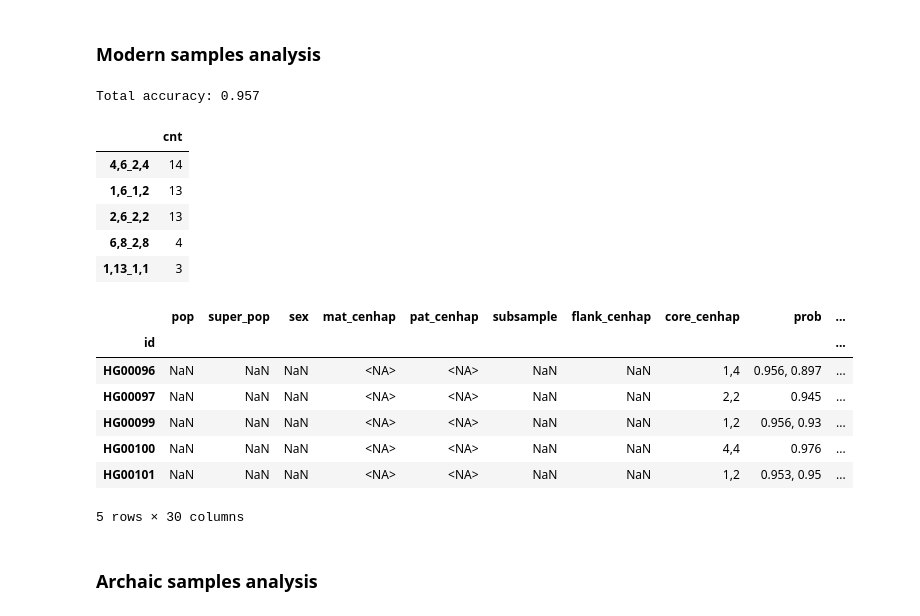
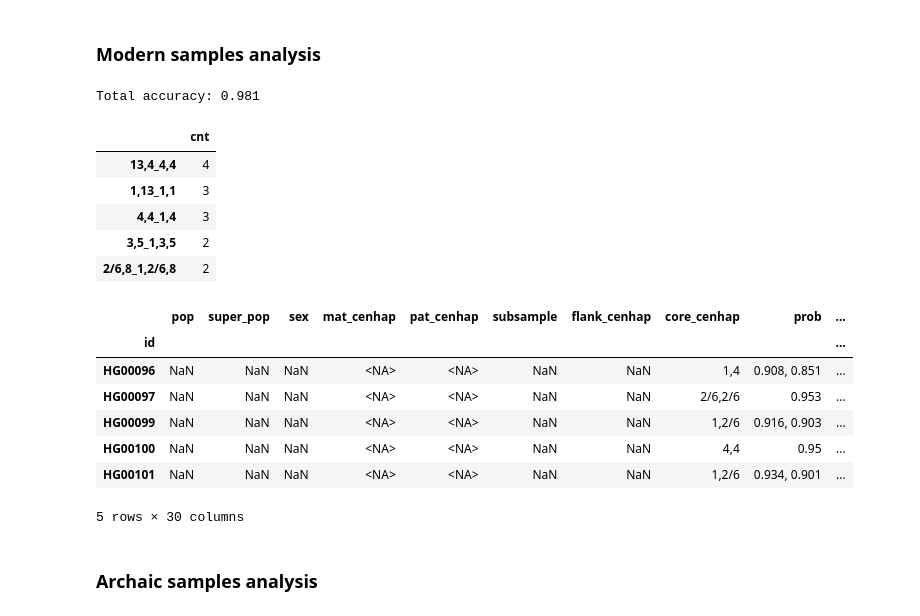
Before and after one commit to fedorrik/asat_for_archaic_2025, a Jupyter notebook: core-cenhaps/cen6/cen6_core-cenhap_prediction.ipynb, the cells around one changed output. Saved outputs shown, nothing was run; the diff lists cells and outputs as text; code cells hidden in the pictures.

```diff
--- a/core-cenhaps/cen6/cen6_core-cenhap_prediction.ipynb
+++ b/core-cenhaps/cen6/cen6_core-cenhap_prediction.ipynb
@@ -27,19 +44,26 @@ norm_counts = raw_counts.div(raw_counts[h1_kmer] + raw_counts[h2_kmer], axis=0)
 norm_counts['ch1_sum'] = norm_counts['ch1-1'] + norm_counts['ch1-2']
 
 # select kmers for prediction
-selected_kmers = ['ch1-1', 'ch1-2', 'ch10-1', 'ch10-2', 'ch12-1', 'ch12-2', 'ch14-1', 'ch14-2', 'ch2-1', 'ch2-2', 'ch3-1', 'ch3-2', 'ch4-1', 'ch4-2', 'ch7-1', 'ch7-2', 'ch8-1', 'ch8-2']
+selected_kmers = ['ch1-1', 'ch1-2', 'ch10-1', 'ch10-2', 'ch12-1', 'ch12-2', 'ch14,11,9-1', 'ch14,11,9-2', 'ch2,6-1', 'ch2,6-2', 'ch3-1', 'ch3-2', 'ch4-1', 'ch4-2', 'ch7-1', 'ch7-2', 'ch8-1', 'ch8-2']
 norm_counts = norm_counts.loc[:, selected_kmers]
 
 # Load haplotype labels
 metadata = pd.read_csv('inputs/metadata.tsv', sep='\t').set_index('id')
-flank_cenhaps = metadata[['mat_cenhap', 'pat_cenhap']].dropna().map(lambda x: str(int(x)))
-number_of_cenhaps = len(set(np.concatenate((flank_cenhaps['mat_cenhap'], flank_cenhaps['pat_cenhap']))))
+# merge undistingushable cenhaps
+metadata['mat_cenhap'] = metadata['mat_cenhap'].astype('Int64').astype('str')
+metadata['pat_cenhap'] = metadata['pat_cenhap'].astype('Int64').astype('str')
+merger_dict = {'2': '2/6', '6': '2/6', '14': '14/11/9', '11': '14/11/9', '9': '14/11/9'}
+metadata['mat_cenhap_merged'] = metadata['mat_cenhap'].apply(lambda x: merger_dict[x] if x in merger_dict else x)
+metadata['pat_cenhap_merged'] = metadata['pat_cenhap'].apply(lambda x: merger_dict[x] if x in merger_dict else x)
+# get cenhap df
+flank_cenhaps = metadata[['mat_cenhap_merged', 'pat_cenhap_merged']].dropna()
+number_of_cenhaps = len(set(np.concatenate((flank_cenhaps['pat_cenhap_merged'], flank_cenhaps['pat_cenhap_merged']))))
 
 # Keep only samples with haplotype assignments
 norm_counts = norm_counts.loc[flank_cenhaps.index]
 # %%
 # Encode haplotype targets and split the dataset
-hap_classes = [str(i) for i in range(1, number_of_cenhaps+1)]
+hap_classes = list(set(list(metadata['mat_cenhap_merged'].unique()) + list(metadata['pat_cenhap_merged'].unique())))
 mlb = MultiLabelBinarizer(classes=hap_classes)
 Y = mlb.fit_transform(flank_cenhaps.values)
 X = norm_counts.values
@@ -84,6 +108,6 @@ Let's pick depth 4 for not to get too overfit
 # %%
 # Train final model with chosen depth and evaluate accuracy
-model = MultiOutputClassifier(RandomForestClassifier(max_depth=4, n_estimators=100, random_state=42))
+model = MultiOutputClassifier(RandomForestClassifier(max_depth=3, n_estimators=100, random_state=42))
 model.fit(X_train, y_train)
 
 y_train_pred = model.predict(X_train)
@@ -176,8 +200,8 @@ def predict_core_cenhap(path_to_counts_file):
 raw_counts, norm_counts, core_cenhaps = predict_core_cenhap('inputs/modern_counts.tsv')
 
 # convert flank-cenhaps to match core-cenhaps format
-flank_cenhaps['flank_cenhap'] = flank_cenhaps[['mat_cenhap', 'pat_cenhap']].apply(
-    lambda row: ','.join(map(str, sorted([row['mat_cenhap'], row['pat_cenhap']]))), axis=1
+flank_cenhaps['flank_cenhap'] = flank_cenhaps[['mat_cenhap_merged', 'pat_cenhap_merged']].apply(
+    lambda row: ','.join(map(str, sorted([row['mat_cenhap_merged'], row['pat_cenhap_merged']]))), axis=1
 )
 
 # concatinate flank-cenhaps and core-cenhaps
@@ -189,7 +213,7 @@ cenhaps_half['match'] = cenhaps_half['flank_cenhap'] == cenhaps_half['core_cenha
 mismatches = cenhaps_half[cenhaps_half['match'] == False]
 print(f'Total accuracy: {round(1 - len(mismatches) / len(cenhaps_half), 3)}')
 # %% [output]
-Total accuracy: 0.957
+Total accuracy: 0.981
 # %%
 # mismatches frequency table
 cnt_mismatches = Counter(mismatches['flank_cenhap'] + '_' + mismatches['core_cenhap'])
@@ -198,35 +222,37 @@ cnt_mismatches.to_csv('outputs/mismatches_stats.tsv', sep='\t')
 cnt_mismatches.head()
 # %% [output]
 |  | cnt |
-| 4,6_2,4 | 14 |
-| 1,6_1,2 | 13 |
-| 2,6_2,2 | 13 |
-| 6,8_2,8 | 4 |
+| 13,4_4,4 | 4 |
 | 1,13_1,1 | 3 |
+| 4,4_1,4 | 3 |
+| 3,5_1,3,5 | 2 |
+| 2/6,8_1,2/6,8 | 2 |
 # %%
 # create final resulting table
 
 # h1h2 counts
 h1h2_kmers = raw_counts[[h1_kmer, h2_kmer]].div(raw_counts[h1_kmer] + raw_counts[h2_kmer], axis=0).round(5)
 
 # assemble resulting table
 modern_results = pd.concat([metadata, cenhaps, cenhaps_half['match'], h1h2_kmers, norm_counts], axis=1).sort_index()
 
 # fix types
 modern_results['mat_cenhap'] = modern_results['mat_cenhap'].apply(pd.to_numeric, errors='coerce').astype('Int64')
 modern_results['pat_cenhap'] = modern_results['pat_cenhap'].apply(pd.to_numeric, errors='coerce').astype('Int64')
 
+modern_results = modern_results.drop(['mat_cenhap_merged', 'pat_cenhap_merged'], axis=1)
+
 # save table
 modern_results.to_csv('outputs/modern_results.tsv', sep='\t')
 modern_results.head()
 # %% [output]
 |  | pop | super_pop | sex | mat_cenhap | pat_cenhap | subsample | flank_cenhap | core_cenhap | prob | ... |
 | id |  |  |  |  |  |  |  |  |  | ... |
-| HG00096 | NaN | NaN | NaN | <NA> | <NA> | NaN | NaN | 1,4 | 0.956, 0.897 | ... |
-| HG00097 | NaN | NaN | NaN | <NA> | <NA> | NaN | NaN | 2,2 | 0.945 | ... |
-| HG00099 | NaN | NaN | NaN | <NA> | <NA> | NaN | NaN | 1,2 | 0.956, 0.93 | ... |
-| HG00100 | NaN | NaN | NaN | <NA> | <NA> | NaN | NaN | 4,4 | 0.976 | ... |
-| HG00101 | NaN | NaN | NaN | <NA> | <NA> | NaN | NaN | 1,2 | 0.953, 0.95 | ... |
+| HG00096 | NaN | NaN | NaN | <NA> | <NA> | NaN | NaN | 1,4 | 0.908, 0.851 | ... |
+| HG00097 | NaN | NaN | NaN | <NA> | <NA> | NaN | NaN | 2/6,2/6 | 0.953 | ... |
+| HG00099 | NaN | NaN | NaN | <NA> | <NA> | NaN | NaN | 1,2/6 | 0.916, 0.903 | ... |
+| HG00100 | NaN | NaN | NaN | <NA> | <NA> | NaN | NaN | 4,4 | 0.95 | ... |
+| HG00101 | NaN | NaN | NaN | <NA> | <NA> | NaN | NaN | 1,2/6 | 0.934, 0.901 | ... |
 5 rows × 30 columns
 # %% [markdown]
 ### Archaic samples analysis
```
Also changed, not shown: parts of 5 cells of this notebook, 5 other files.
